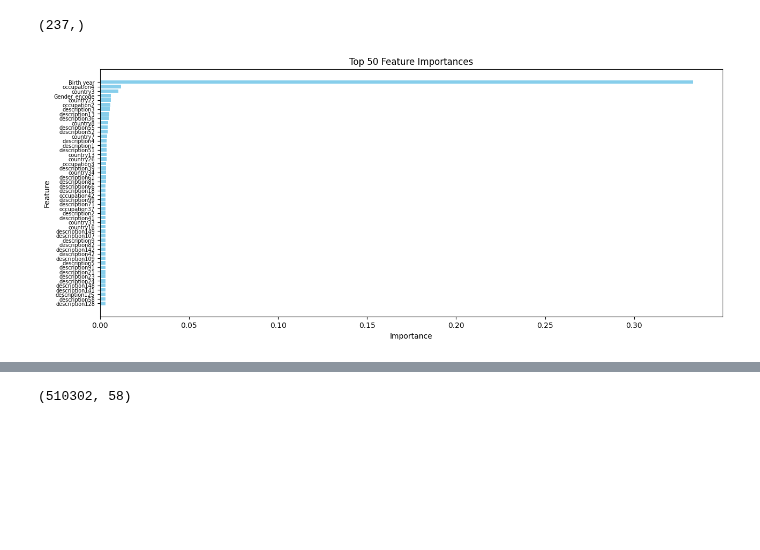
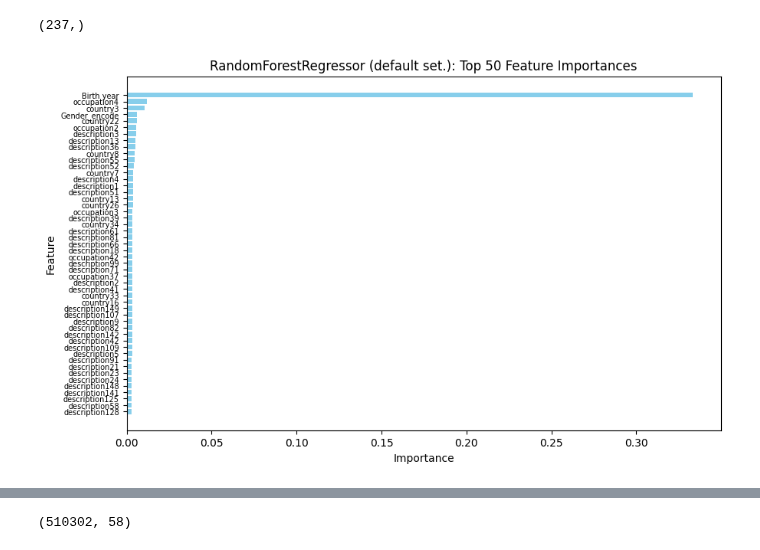
Before and after one commit to sigridbom/datascience_exam, a Jupyter notebook: notebooks/3_building_models.ipynb, the cells around one changed output, grey strips where cells are left out. Cells and saved outputs as stored; diff of their text form; code cells hidden in the pictures; blank space fills up the shorter version.

Commit message:
feature importances plot

```diff
--- a/notebooks/3_building_models.ipynb
+++ b/notebooks/3_building_models.ipynb
@@ -246,15 +236,15 @@ feature_importances = feature_importances.sort_values(by='Importance', ascending
 top_n = 50  # Adjust this number based on how many features you want to plot
 top_features = feature_importances.head(top_n)
 # %%
-plt.figure(figsize=(15, 6))
+plt.figure(figsize=(10, 6))
 plt.barh(top_features['Feature'], top_features['Importance'], color='skyblue')
 plt.xlabel('Importance')
 plt.ylabel('Feature')
 plt.yticks(fontsize = 7)
-plt.title(f'Top {top_n} Feature Importances')
+plt.title(f'RandomForestRegressor (default set.): Top {top_n} Feature Importances')
 plt.gca().invert_yaxis()
 fig = plt.gcf()
 plt.show()
 # %% [output]
-[figure, old version]
+[figure, new version]
 # %%
```
Also changed, not shown: parts of 15 cells of this notebook, 1 other file.
